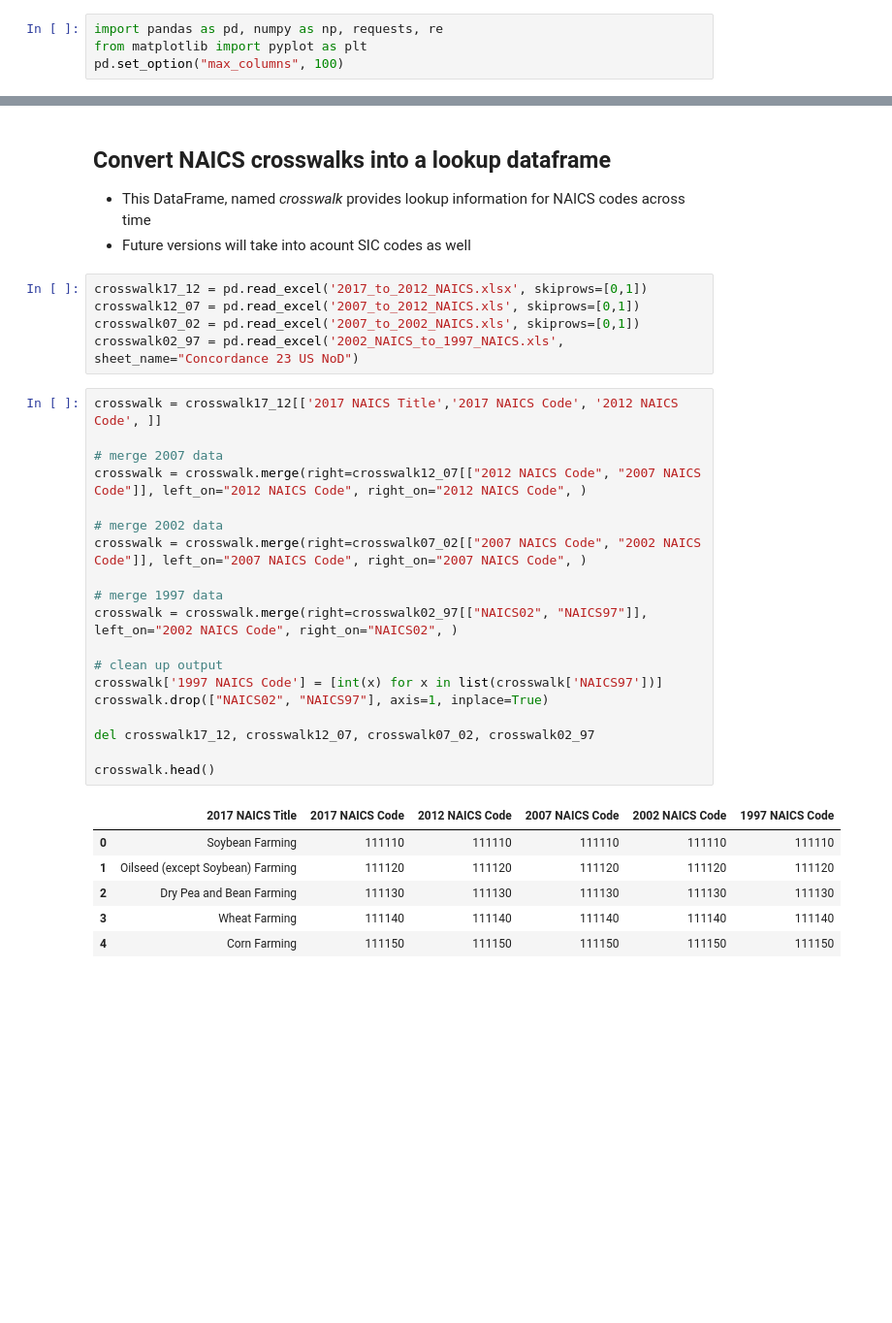
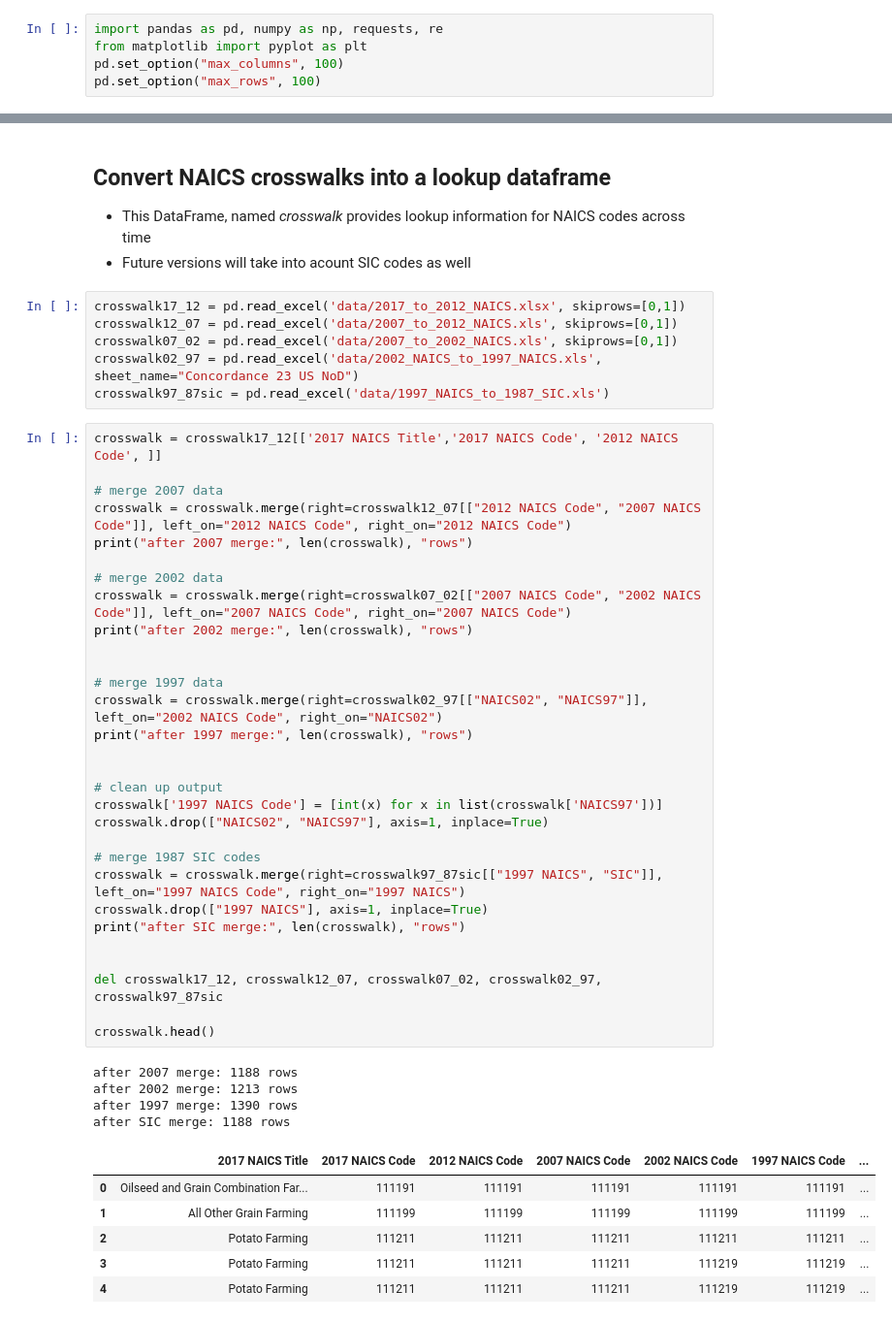
Before and after one commit to simonhochberg/regional-compendium, a Jupyter notebook: County Business Patterns.ipynb, the cells around one changed output, grey strips where cells are left out. Shown: that part at 97% size. Saved outputs shown, nothing was run; the diff lists cells and outputs as text; blank space fills up the shorter version.

```diff
--- a/County Business Patterns.ipynb
+++ b/County Business Patterns.ipynb
@@ -4,4 +4,5 @@
 import pandas as pd, numpy as np, requests, re
 from matplotlib import pyplot as plt
 pd.set_option("max_columns", 100)
+pd.set_option("max_rows", 100)
 # %%
@@ -619,34 +402,50 @@ tdf
     <li>Future versions will take into acount SIC codes as well</li>
 </ul>
 # %%
-crosswalk17_12 = pd.read_excel('2017_to_2012_NAICS.xlsx', skiprows=[0,1])
-crosswalk12_07 = pd.read_excel('2007_to_2012_NAICS.xls', skiprows=[0,1])
-crosswalk07_02 = pd.read_excel('2007_to_2002_NAICS.xls', skiprows=[0,1])
-crosswalk02_97 = pd.read_excel('2002_NAICS_to_1997_NAICS.xls', sheet_name="Concordance 23 US NoD")
+crosswalk17_12 = pd.read_excel('data/2017_to_2012_NAICS.xlsx', skiprows=[0,1])
+crosswalk12_07 = pd.read_excel('data/2007_to_2012_NAICS.xls', skiprows=[0,1])
+crosswalk07_02 = pd.read_excel('data/2007_to_2002_NAICS.xls', skiprows=[0,1])
+crosswalk02_97 = pd.read_excel('data/2002_NAICS_to_1997_NAICS.xls', sheet_name="Concordance 23 US NoD")
+crosswalk97_87sic = pd.read_excel('data/1997_NAICS_to_1987_SIC.xls')
 # %%
 crosswalk = crosswalk17_12[['2017 NAICS Title','2017 NAICS Code', '2012 NAICS Code', ]]
 
 # merge 2007 data
-crosswalk = crosswalk.merge(right=crosswalk12_07[["2012 NAICS Code", "2007 NAICS Code"]], left_on="2012 NAICS Code", right_on="2012 NAICS Code", )
+crosswalk = crosswalk.merge(right=crosswalk12_07[["2012 NAICS Code", "2007 NAICS Code"]], left_on="2012 NAICS Code", right_on="2012 NAICS Code")
+print("after 2007 merge:", len(crosswalk), "rows")
 
 # merge 2002 data
-crosswalk = crosswalk.merge(right=crosswalk07_02[["2007 NAICS Code", "2002 NAICS Code"]], left_on="2007 NAICS Code", right_on="2007 NAICS Code", )
+crosswalk = crosswalk.merge(right=crosswalk07_02[["2007 NAICS Code", "2002 NAICS Code"]], left_on="2007 NAICS Code", right_on="2007 NAICS Code")
+print("after 2002 merge:", len(crosswalk), "rows")
+
 
 # merge 1997 data
-crosswalk = crosswalk.merge(right=crosswalk02_97[["NAICS02", "NAICS97"]], left_on="2002 NAICS Code", right_on="NAICS02", )
+crosswalk = crosswalk.merge(right=crosswalk02_97[["NAICS02", "NAICS97"]], left_on="2002 NAICS Code", right_on="NAICS02")
+print("after 1997 merge:", len(crosswalk), "rows")
+
 
 # clean up output
 crosswalk['1997 NAICS Code'] = [int(x) for x in list(crosswalk['NAICS97'])]
 crosswalk.drop(["NAICS02", "NAICS97"], axis=1, inplace=True)
 
-del crosswalk17_12, crosswalk12_07, crosswalk07_02, crosswalk02_97
+# merge 1987 SIC codes
+crosswalk = crosswalk.merge(right=crosswalk97_87sic[["1997 NAICS", "SIC"]], left_on="1997 NAICS Code", right_on="1997 NAICS")
+crosswalk.drop(["1997 NAICS"], axis=1, inplace=True)
+print("after SIC merge:", len(crosswalk), "rows")
+
+
+del crosswalk17_12, crosswalk12_07, crosswalk07_02, crosswalk02_97, crosswalk97_87sic
 
 crosswalk.head()
 # %% [output]
+after 2007 merge: 1188 rows
+after 2002 merge: 1213 rows
+after 1997 merge: 1390 rows
+after SIC merge: 1188 rows
-|  | 2017 NAICS Title | 2017 NAICS Code | 2012 NAICS Code | 2007 NAICS Code | 2002 NAICS Code | 1997 NAICS Code |
-| 0 | Soybean Farming | 111110 | 111110 | 111110 | 111110 | 111110 |
-| 1 | Oilseed (except Soybean) Farming | 111120 | 111120 | 111120 | 111120 | 111120 |
-| 2 | Dry Pea and Bean Farming | 111130 | 111130 | 111130 | 111130 | 111130 |
-| 3 | Wheat Farming | 111140 | 111140 | 111140 | 111140 | 111140 |
-| 4 | Corn Farming | 111150 | 111150 | 111150 | 111150 | 111150 |
+|  | 2017 NAICS Title | 2017 NAICS Code | 2012 NAICS Code | 2007 NAICS Code | 2002 NAICS Code | 1997 NAICS Code | ... |
+| 0 | Oilseed and Grain Combination Far... | 111191 | 111191 | 111191 | 111191 | 111191 | ... |
+| 1 | All Other Grain Farming | 111199 | 111199 | 111199 | 111199 | 111199 | ... |
+| 2 | Potato Farming | 111211 | 111211 | 111211 | 111211 | 111211 | ... |
+| 3 | Potato Farming | 111211 | 111211 | 111211 | 111219 | 111219 | ... |
+| 4 | Potato Farming | 111211 | 111211 | 111211 | 111219 | 111219 | ... |
 # %%
```
Also changed, not shown: parts of 54 cells of this notebook.
